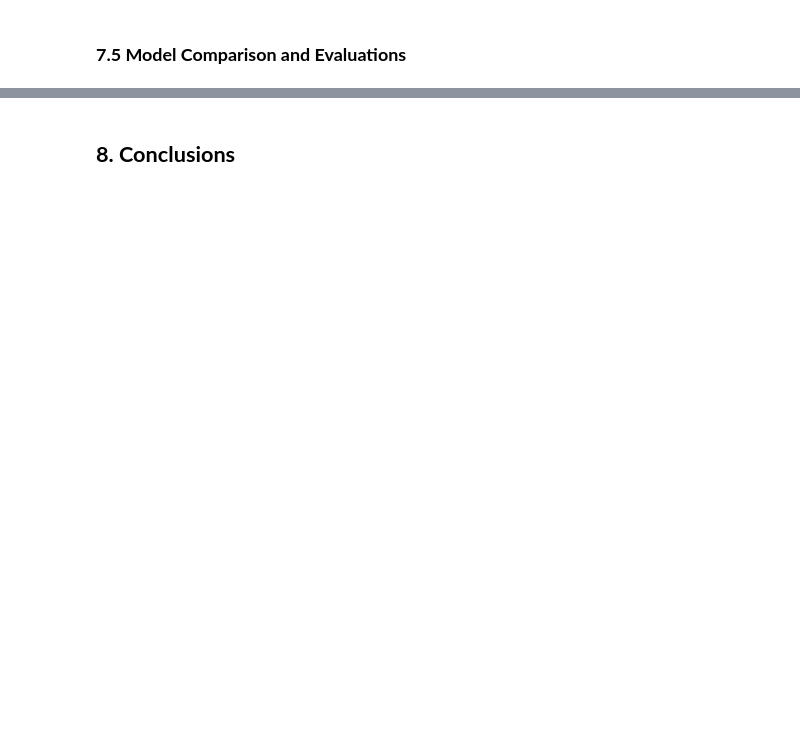
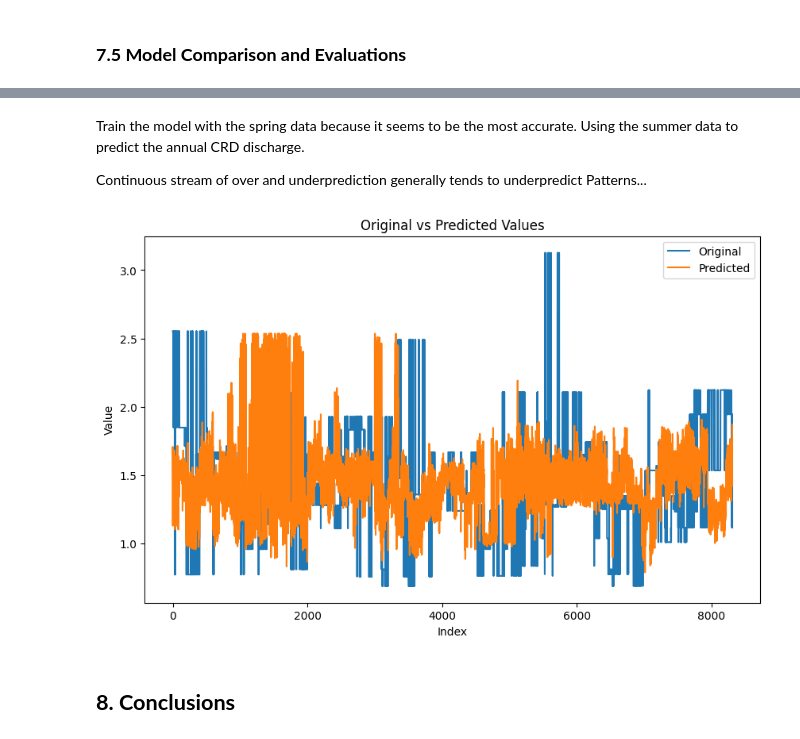
Before and after one commit to emilyzhou112/MUSA6500-Pennsylvania-CRD, a Jupyter notebook: code/PA-CRD-2024.ipynb, the cells around one changed output, grey strips where cells are left out. Cells and saved outputs as stored; diff of their text form; code cells hidden in the pictures; blank space fills up the shorter version.

```diff
--- a/code/PA-CRD-2024.ipynb
+++ b/code/PA-CRD-2024.ipynb
@@ -1771,2 +1809,41 @@ R-squared for MLP Winter: 0.4632023532306925
+# %%
+X_final_train = spring_discharge_bynet[feature_columns]
+y_final_train = spring_discharge_bynet[target_column]
+X_summer_test = summer_discharge_bynet[feature_columns]
+
+
+scaler = StandardScaler()
+X_final_train_scaled = scaler.fit_transform(X_final_train)
+summer_scaled = scaler.fit_transform(X_summer_test)
+
+
+# Random Forest
+rf_model = RandomForestRegressor(n_estimators=100, random_state=42)
+rf_model.fit(X_final_train_scaled, y_final_train)
+predictions_summer = rf_model.predict(summer_scaled)
+# %%
+final = pd.DataFrame({'Original': spring_discharge_bynet['CRD_Rate'], 'ID': spring_discharge_bynet['id'], 'Predicted': predictions_summer})
+# %% [markdown]
+Train the model with the spring data because it seems to be the most accurate.
+Using the summer data to predict the annual CRD discharge.
+
+Continuous stream of over and underprediction
+generally tends to underpredict
+Patterns...
+# %%
+plt.figure(figsize=(10, 6))
+plt.plot(final['Original'], label='Original',  linestyle='-')
+plt.plot(final['Predicted'], label='Predicted',  linestyle='-')
+
+# Set labels and title
+plt.xlabel('Index')
+plt.ylabel('Value')
+plt.title('Original vs Predicted Values')
+plt.legend()
+
+# Show plot
+plt.show()
+# %% [output]
+[figure, added]
 # %% [markdown]
 ## **8. Conclusions**
```
Also changed, not shown: parts of 39 cells of this notebook.
